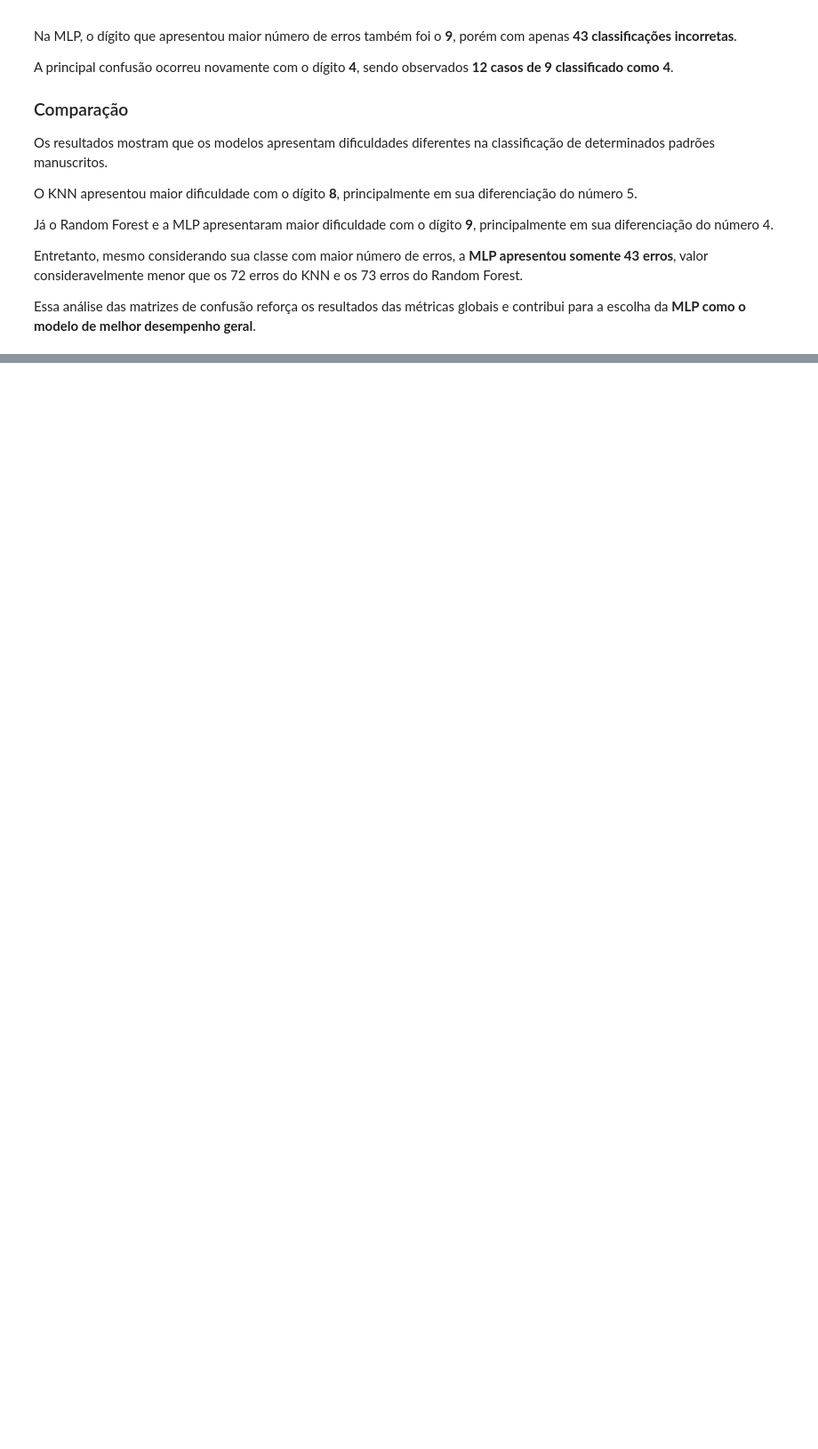
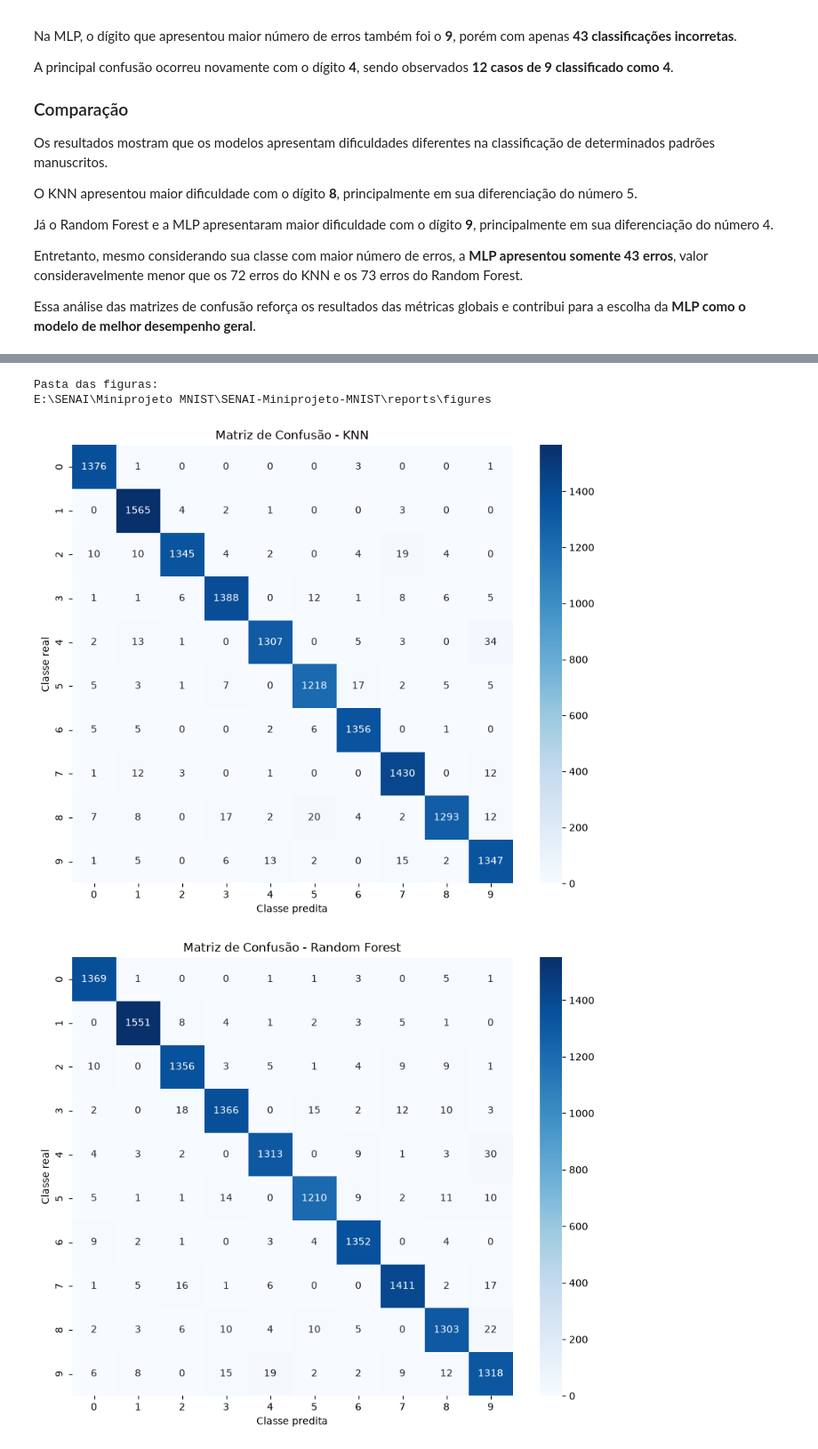
Before and after one commit to MarcioPaiano/SENAI-Miniprojeto-MNIST, a Jupyter notebook: notebook/mnist.ipynb, the cells around one changed output, grey strips where cells are left out. Shown at 89% size. Drawn from its saved outputs; the diff is of its cells as text; code cells hidden in the pictures; blank space fills up the shorter version.

Commit message:
implementa testes com imagens próprias

```diff
--- a/notebook/mnist.ipynb
+++ b/notebook/mnist.ipynb
@@ -1504,0 +1508,67 @@ de melhor desempenho geral**.
+# %%
+
+#Salvando as matrizes de confusão como imagens
+import matplotlib.pyplot as plt
+import seaborn as sns
+from sklearn.metrics import confusion_matrix
+
+
+from pathlib import Path
+
+# Pasta onde as figuras serão armazenadas
+PASTA_FIGURAS = Path("../reports/figures")
+
+# Cria a pasta caso ela ainda não exista
+PASTA_FIGURAS.mkdir(parents=True, exist_ok=True)
+
+print("Pasta das figuras:")
+print(PASTA_FIGURAS.resolve())
+
+modelos = {
+    "KNN": knn_final,
+    "Random Forest": rf_final,
+    "MLP": mlp_final
+}
+
+nomes_arquivos = {
+    "KNN": "matriz_confusao_knn.png",
+    "Random Forest": "matriz_confusao_random_forest.png",
+    "MLP": "matriz_confusao_mlp.png"
+}
+
+for nome, modelo in modelos.items():
+
+    # Realiza as predições
+    y_pred = modelo.predict(X_test)
+
+    # Calcula a matriz de confusão
+    cm = confusion_matrix(y_test, y_pred)
+
+    # Cria o gráfico
+    plt.figure(figsize=(10, 8))
+
+    sns.heatmap(
+        cm,
+        annot=True,
+        fmt="d",
+        cmap="Blues"
+    )
+
+    plt.title(f"Matriz de Confusão - {nome}")
+    plt.xlabel("Classe predita")
+    plt.ylabel("Classe real")
+
+    # Salva a figura
+    plt.savefig(
+        PASTA_FIGURAS / nomes_arquivos[nome],
+        dpi=300,
+        bbox_inches="tight"
+    )
+
+    plt.show()
+    plt.close()
+# %% [output]
+Pasta das figuras:
+E:\SENAI\Miniprojeto MNIST\SENAI-Miniprojeto-MNIST\reports\figures
+[figure, added]
+[figure, added]
```
Also changed, not shown: parts of 11 cells of this notebook.
